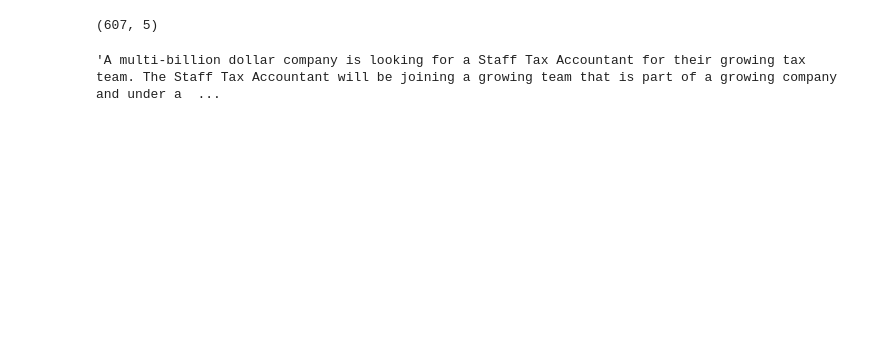
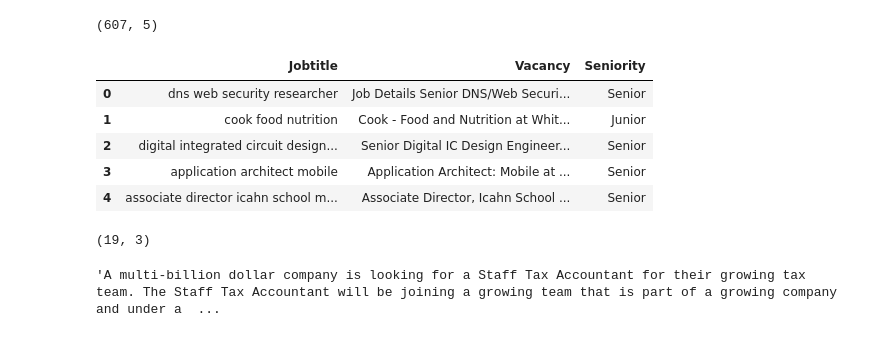
Before and after one commit to EikeDehling/machine-learnings, a Jupyter notebook: nlp_seniority_level_english.ipynb, the cells around one changed output. Cells and saved outputs as stored; diff of their text form; code cells hidden in the pictures; blank space fills up the shorter version.

```diff
--- a/nlp_seniority_level_english.ipynb
+++ b/nlp_seniority_level_english.ipynb
@@ -17,6 +17,23 @@ df.head()
 df.shape
 # %% [output]
 (607, 5)
+# %%
+df_jf = pd.read_csv('data/seniority-level-english-jf.csv')
+# %%
+df_jf.dropna(axis=0, inplace=True)
+# %%
+df_jf.head()
+# %% [output]
+|  | Jobtitle | Vacancy | Seniority |
+| 0 | dns web security researcher | Job Details Senior DNS/Web Securi... | Senior |
+| 1 | cook food nutrition | Cook - Food and Nutrition at Whit... | Junior |
+| 2 | digital integrated circuit design... | Senior Digital IC Design Engineer... | Senior |
+| 3 | application architect mobile | Application Architect: Mobile at ... | Senior |
+| 4 | associate director icahn school m... | Associate Director, Icahn School ... | Senior |
+# %%
+df_jf.shape
+# %% [output]
+(19, 3)
 # %%
 df['description'][3]
 # %% [output]
```
Also changed, not shown: parts of 11 cells of this notebook, 2 other files.
